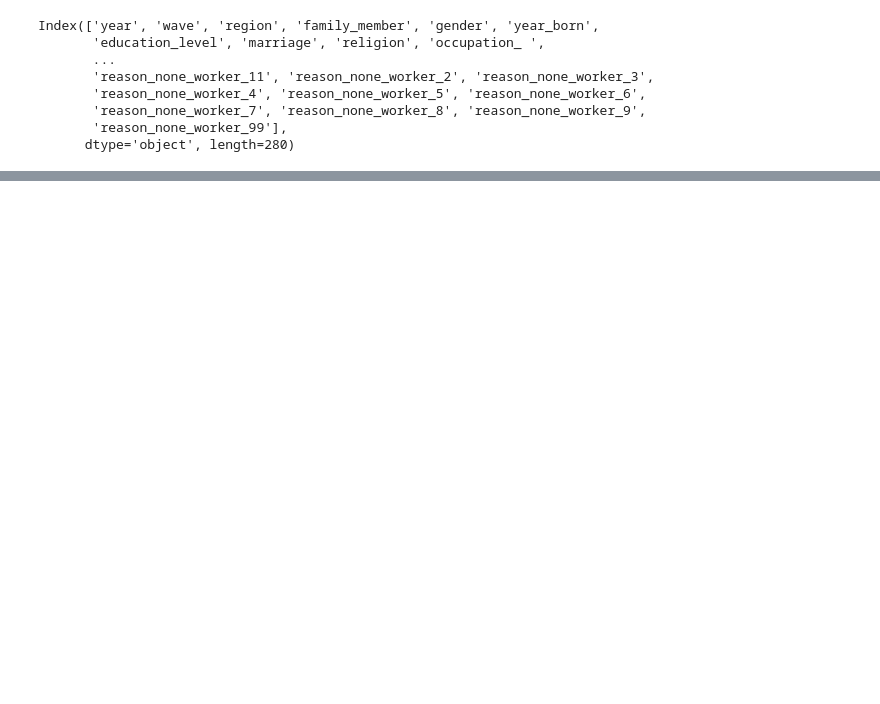
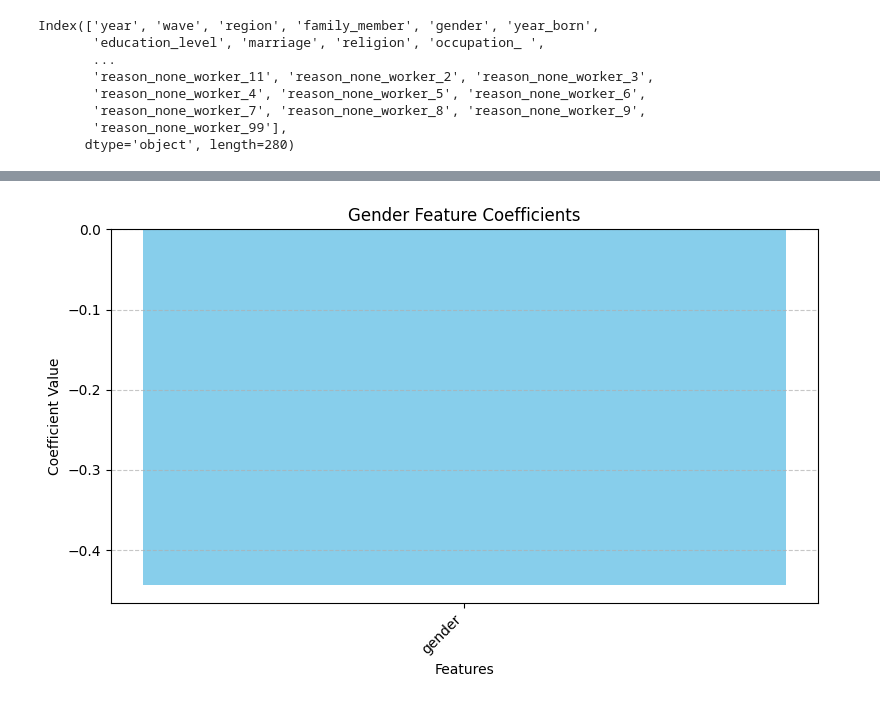
Before and after one commit to steve12512/thesis, a Jupyter notebook: korean/korean.ipynb, the cells around one changed output, grey strips where cells are left out. Drawn from its saved outputs; the diff is of its cells as text; code cells hidden in the pictures; blank space fills up the shorter version.

```diff
--- a/korean/korean.ipynb
+++ b/korean/korean.ipynb
@@ -47,0 +61,3 @@ X_train, X_test, y_train, y_test = train_test_split(X_scaled, y, test_size=0.3,
+# %%
+# One-hot encode categorical variables
+X = pd.get_dummies(categorical_cols, drop_first=False)
@@ -166,0 +364,22 @@ demographic_parity_difference(
+# %%
+# Filter for gender coefficients
+gender_coefficients = coeff_df[coeff_df['Feature'].str.contains('gender')]
+
+# Extract features and their coefficients
+features = gender_coefficients['Feature']
+coefficients = gender_coefficients['Coefficient']
+
+# Plotting
+plt.figure(figsize=(8, 5))  # Define figure size
+plt.bar(features, coefficients, color='skyblue')
+plt.title('Gender Feature Coefficients')
+plt.xlabel('Features')
+plt.ylabel('Coefficient Value')
+plt.xticks(rotation=45, ha='right')
+plt.grid(axis='y', linestyle='--', alpha=0.7)
+
+# Show plot
+plt.tight_layout()
+plt.show()
+# %% [output]
+[figure, added]
```
Also changed, not shown: parts of 28 cells of this notebook.
